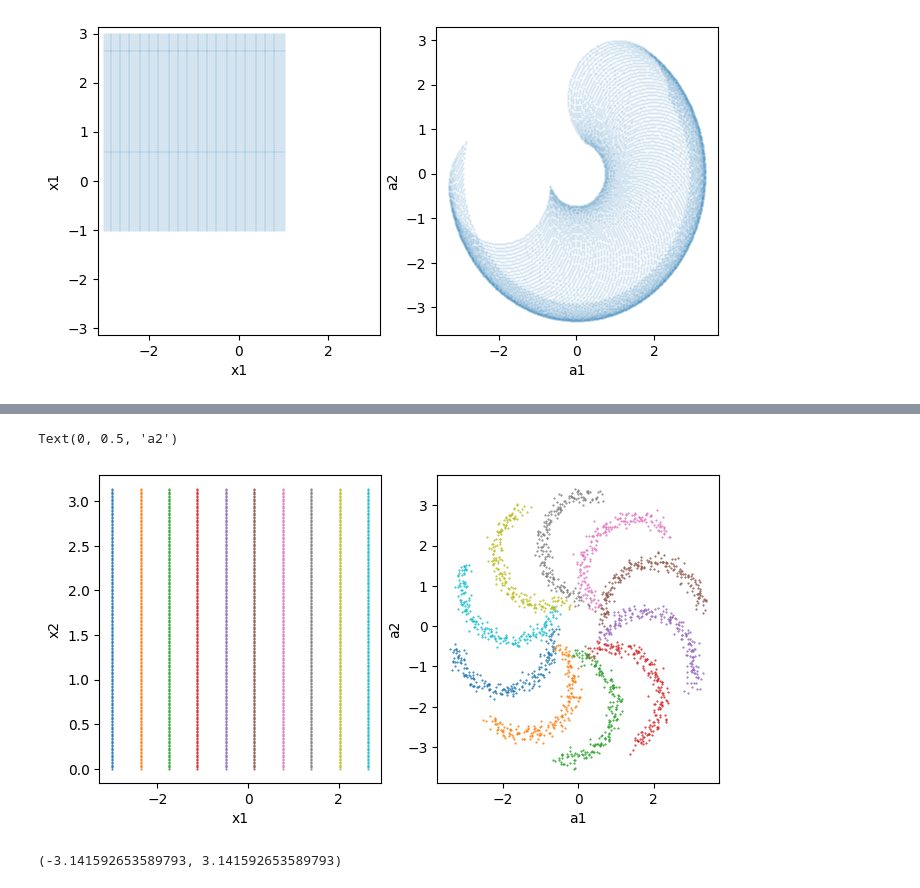
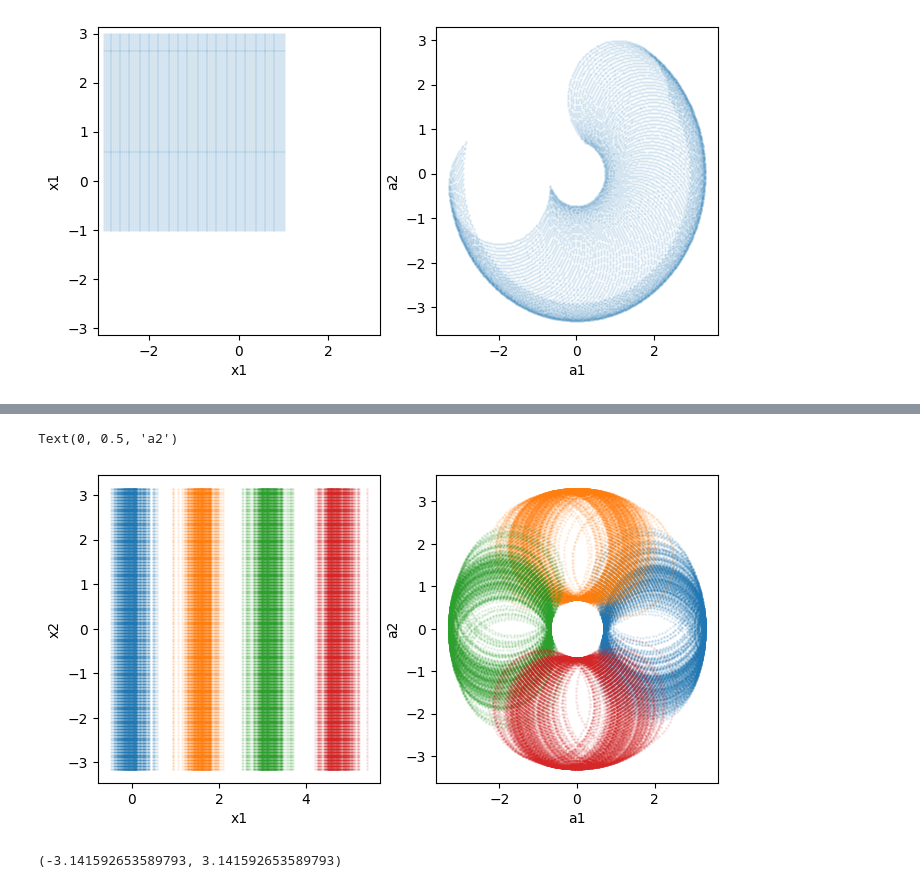
Before and after one commit to choisant/foundational-modeling, a Jupyter notebook: toy_experiment/data.ipynb, the cells around one changed output, grey strips where cells are left out. Drawn from its saved outputs; the diff is of its cells as text; code cells hidden in the pictures.

Commit message:
fun with graphs

```diff
--- a/toy_experiment/data.ipynb
+++ b/toy_experiment/data.ipynb
@@ -103,3 +103,21 @@ ax[1].set_ylabel("a2")
 # %% [output]
 Text(0, 0.5, 'a2')
 [figure]
+# %%
+# Add noise
+nx = 200
+x2 = np.linspace( -np.pi, np.pi, nx)
+
+fig, ax = plt.subplots(nrows = 1, ncols = 2, figsize = (8, 4))
+lines = 4
+for i in range(lines):
+    dx1 = 2*np.pi/lines
+    x1 = x2*0 + i*dx1
+    a1, a2 = robot_arm(x1, x2)
+    ax[0].scatter(x1, x2, s=1, alpha=0.1)
+    ax[1].scatter(a1, a2, s=1, alpha=0.1)
+
+ax[0].set_xlabel("x1")
+ax[0].set_ylabel("x2")
+ax[1].set_xlabel("a1")
+ax[1].set_ylabel("a2")
@@ -106,26 +127,27 @@ Text(0, 0.5, 'a2')
 # %%
 # Add noise
-nx = 200
-x2 = np.linspace(0, np.pi, nx)
+nx = 100
+x2 = np.linspace( -np.pi, np.pi, nx)
 
 fig, ax = plt.subplots(nrows = 1, ncols = 2, figsize = (8, 4))
-lines = 10
+lines = 4
 for i in range(lines):
     dx1 = 2*np.pi/lines
-    x1 = 0*x2 -3 + i*dx1
-    a1, a2 = robot_arm(x1, x2)
-    a1 = a1 + np.random.normal(0,0.1,len(a1))
-    a2 = a2 + np.random.normal(0,0.1,len(a2))
-    ax[0].plot(x1, x2, marker='.', markersize=1, linestyle='none')
-    ax[1].plot(a1, a2, marker='.', markersize=1, linestyle='none')
+    x1 = np.random.normal(0 + i*dx1, 0.2, len(a1))
+    xx1, xx2 = np.meshgrid(x1, x2)
+    aa1, aa2 = robot_arm(xx1, xx2)
+    #aa1 = aa1 + np.random.normal(0,0.1,len(a1))
+    #aa2 = aa2 + np.random.normal(0,0.1,len(a2))
+    ax[0].scatter(xx1, xx2, s=1, alpha=0.1)
+    ax[1].scatter(aa1, aa2, s=1, alpha=0.1)
 
 ax[0].set_xlabel("x1")
 ax[0].set_ylabel("x2")
 ax[1].set_xlabel("a1")
 ax[1].set_ylabel("a2")
 # %% [output]
 Text(0, 0.5, 'a2')
-[figure, old version]
+[figure, new version]
 # %%
 
 # Generate training data
```
Also changed, not shown: parts of 2 cells of this notebook.
